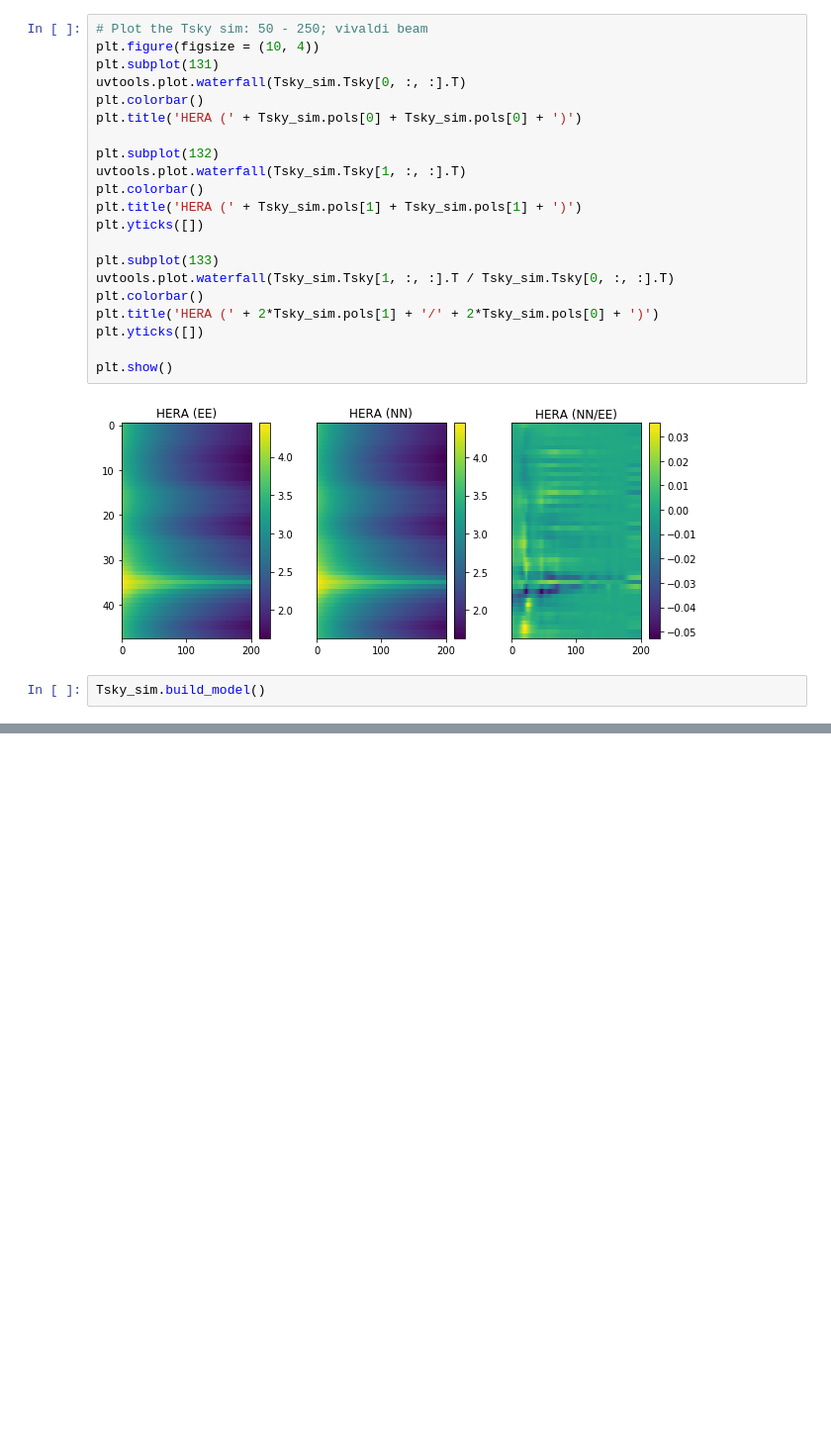
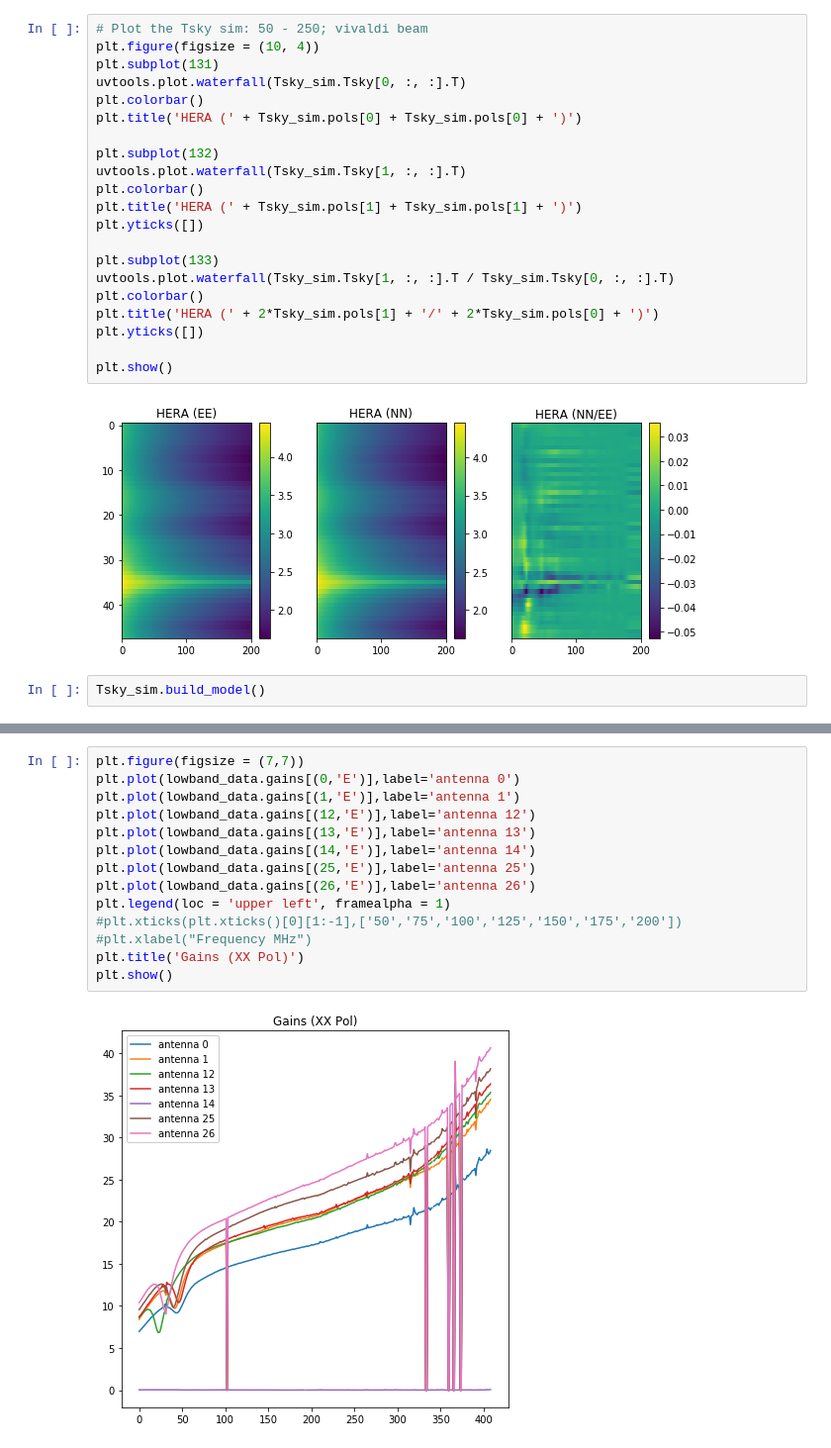
Before and after one commit to dannyjacobs/asu_hera, a Jupyter notebook: system_temp/HERA_Tsys_low_band.ipynb, the cells around one changed output, grey strips where cells are left out. Shown at 99% size. Drawn from its saved outputs; the diff is of its cells as text; blank space fills up the shorter version.

```diff
--- a/system_temp/HERA_Tsys_low_band.ipynb
+++ b/system_temp/HERA_Tsys_low_band.ipynb
@@ -936,3 +972,19 @@ lowband_data.fit_data()
 invalid value encountered in sqrt
+# %%
+plt.figure(figsize = (7,7))
+plt.plot(lowband_data.gains[(0,'E')],label='antenna 0')
+plt.plot(lowband_data.gains[(1,'E')],label='antenna 1')
+plt.plot(lowband_data.gains[(12,'E')],label='antenna 12')
+plt.plot(lowband_data.gains[(13,'E')],label='antenna 13')
+plt.plot(lowband_data.gains[(14,'E')],label='antenna 14')
+plt.plot(lowband_data.gains[(25,'E')],label='antenna 25')
+plt.plot(lowband_data.gains[(26,'E')],label='antenna 26')
+plt.legend(loc = 'upper left', framealpha = 1)
+#plt.xticks(plt.xticks()[0][1:-1],['50','75','100','125','150','175','200'])
+#plt.xlabel("Frequency MHz")
+plt.title('Gains (XX Pol)')
+plt.show()
+# %% [output]
+[figure, added]
 # %%
 plt.figure(figsize = (7,7))
```
Also changed, not shown: parts of 27 cells of this notebook.
